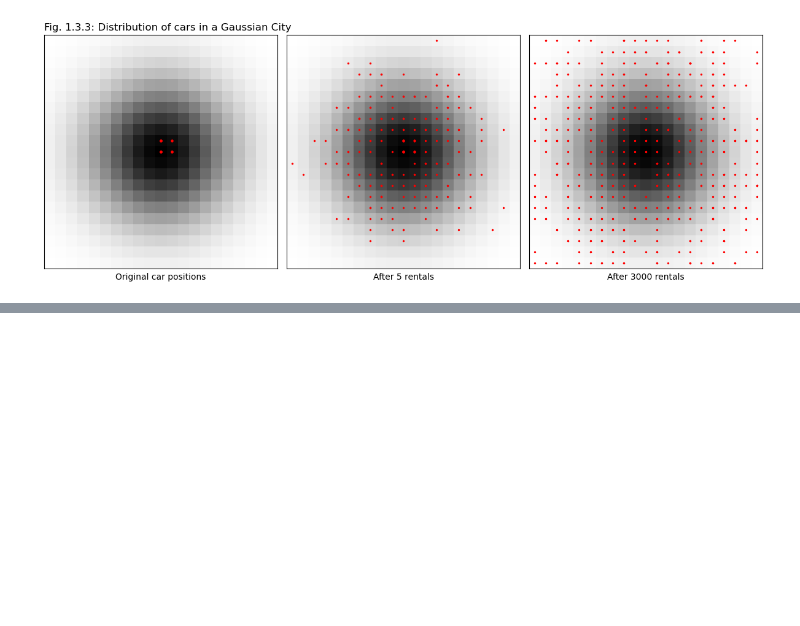
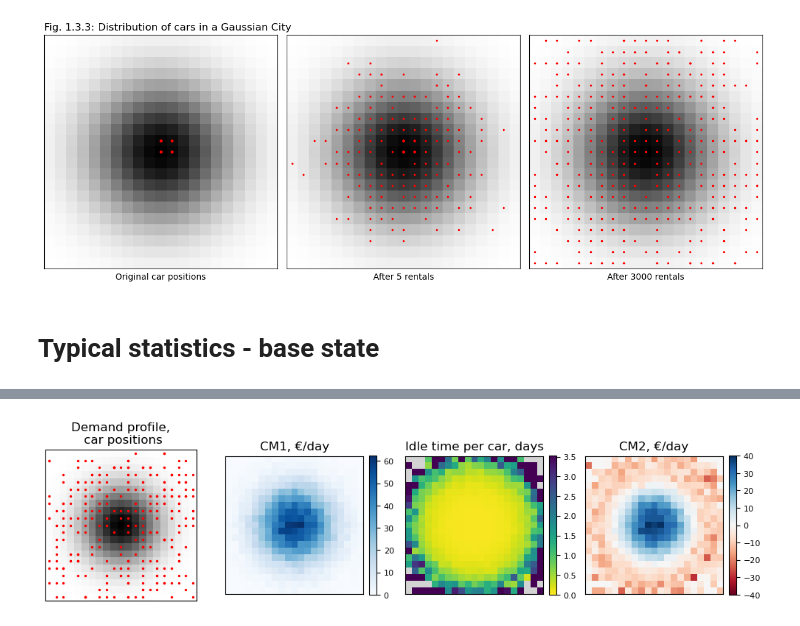
Before and after one commit to khakhalin/carsharing101, a Jupyter notebook: scripts/01natural_03city.ipynb, the cells around one changed output, grey strips where cells are left out. Cells and saved outputs as stored; diff of their text form; code cells hidden in the pictures; blank space fills up the shorter version.

```diff
--- a/scripts/01natural_03city.ipynb
+++ b/scripts/01natural_03city.ipynb
@@ -183,3 +189,26 @@ plt.savefig("../figures/01simple_03city_03cardistribution.svg", dpi=300)
 2025-06-25 09:26:46,801 - INFO - Cumulative rentals happened: 86066
 2025-06-25 09:26:46,802 - INFO - Average rentals per car per day: 8.25
 [figure]
+# %% [markdown]
+# Typical statistics - base state
+# %%
+# Testing grounds, not a real figure
+config = {
+    "seed": 1,  # Random seed
+    "city_width": 21, # km
+    "grid_step": 1, # km. Intermediate resolution
+    "density_sigma": 5, # Gaussian sigma. A bit smaller than default, to have close-to-zero demands
+    "n_cars": 300,
+    "settle_down_steps": 1000, # Number of steps without stats collection, for the system to settle down
+    "p_rental": 0.17,  # The simplest way to regulate trips/car/day and city profitability. This city is unprofitable
+}
+
+import matplotlib.pyplot as plt
+from city_simulator import City
+
+city = City(config)
+city.init_cars()
+city.simulate(5000)
+plt.figure(figsize=(10, 5))
+city.visualize()
+# %% [output]
@@ -185,0 +226 @@ plt.savefig("../figures/01simple_03city_03cardistribution.svg", dpi=300)
+[figure, added]
```
Also changed, not shown: parts of 5 cells of this notebook, 2 other files.
